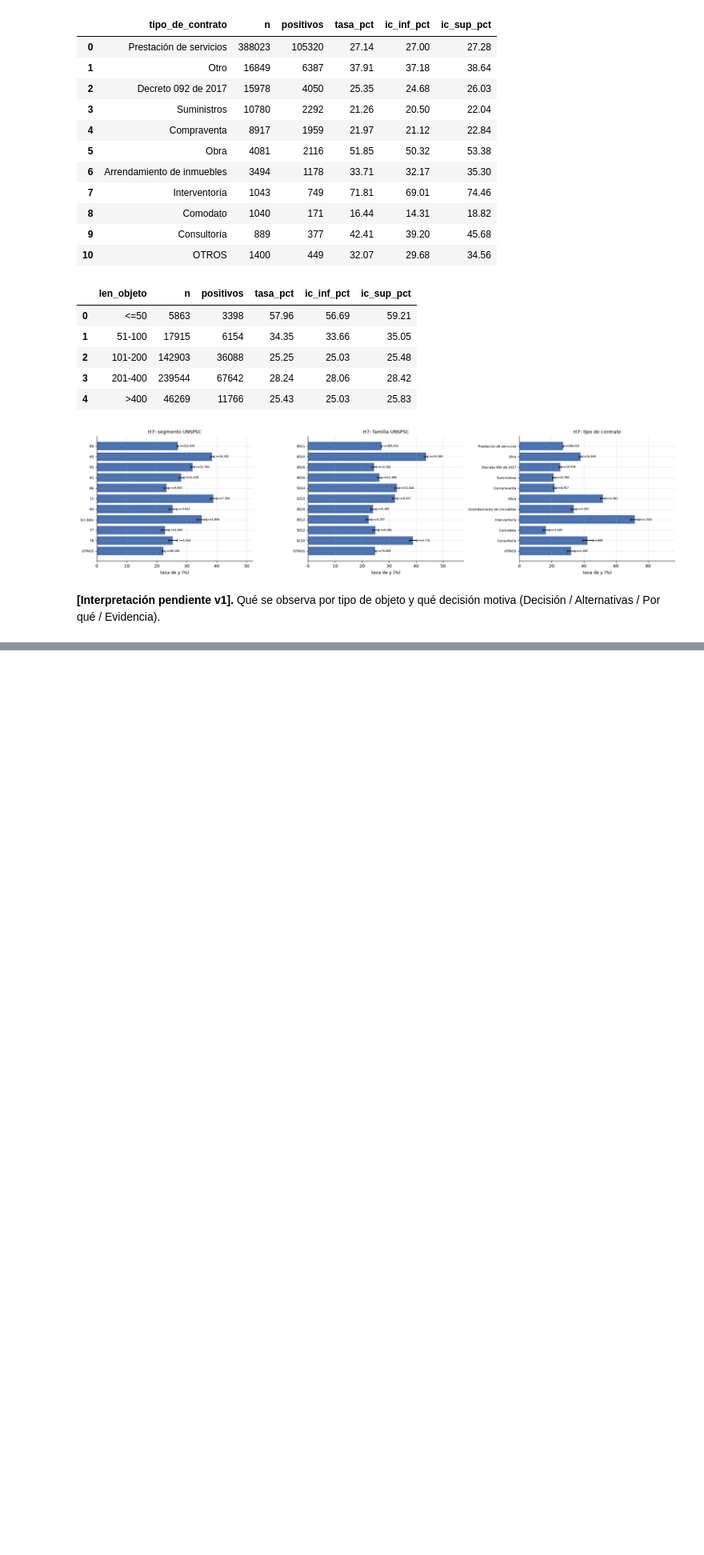
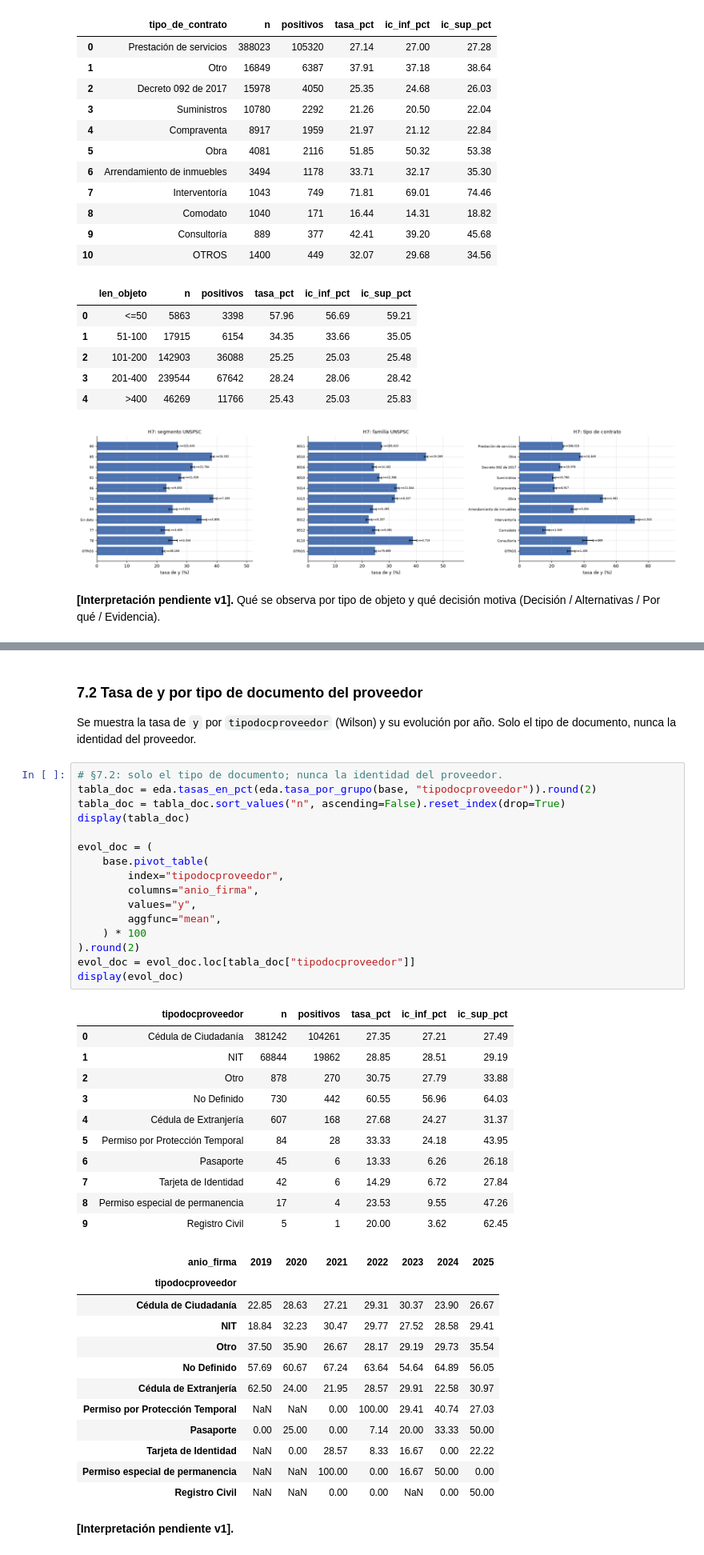
Before and after one commit to kepabonsaeafit/fundamentos-aa-2026, a Jupyter notebook: final-project/notebooks/03_eda.ipynb, the cells around one changed output, grey strips where cells are left out. Shown at 80% size. Cells and saved outputs as stored; diff of their text form; blank space fills up the shorter version.

Commit message:
feat(eda): add maturity, document type and leakage sections on v1

```diff
--- a/final-project/notebooks/03_eda.ipynb
+++ b/final-project/notebooks/03_eda.ipynb
@@ -781,4 +846,50 @@ plt.show()
 | 9 | Registro Civil | 5 | 0.00 | 100.00 |
 [figure]
 [figure]
+# %% [markdown]
+### 7.2 Tasa de y por tipo de documento del proveedor
+
+Se muestra la tasa de `y` por `tipodocproveedor` (Wilson) y su evolución por año. Solo el tipo de documento, nunca la identidad del proveedor.
+# %%
+# §7.2: solo el tipo de documento; nunca la identidad del proveedor.
+tabla_doc = eda.tasas_en_pct(eda.tasa_por_grupo(base, "tipodocproveedor")).round(2)
+tabla_doc = tabla_doc.sort_values("n", ascending=False).reset_index(drop=True)
+display(tabla_doc)
+
+evol_doc = (
+    base.pivot_table(
+        index="tipodocproveedor",
+        columns="anio_firma",
+        values="y",
+        aggfunc="mean",
+    ) * 100
+).round(2)
+evol_doc = evol_doc.loc[tabla_doc["tipodocproveedor"]]
+display(evol_doc)
+# %% [output]
+|  | tipodocproveedor | n | positivos | tasa_pct | ic_inf_pct | ic_sup_pct |
+| 0 | Cédula de Ciudadanía | 381242 | 104261 | 27.35 | 27.21 | 27.49 |
+| 1 | NIT | 68844 | 19862 | 28.85 | 28.51 | 29.19 |
+| 2 | Otro | 878 | 270 | 30.75 | 27.79 | 33.88 |
+| 3 | No Definido | 730 | 442 | 60.55 | 56.96 | 64.03 |
+| 4 | Cédula de Extranjería | 607 | 168 | 27.68 | 24.27 | 31.37 |
+| 5 | Permiso por Protección Temporal | 84 | 28 | 33.33 | 24.18 | 43.95 |
+| 6 | Pasaporte | 45 | 6 | 13.33 | 6.26 | 26.18 |
+| 7 | Tarjeta de Identidad | 42 | 6 | 14.29 | 6.72 | 27.84 |
+| 8 | Permiso especial de permanencia | 17 | 4 | 23.53 | 9.55 | 47.26 |
+| 9 | Registro Civil | 5 | 1 | 20.00 | 3.62 | 62.45 |
+| anio_firma | 2019 | 2020 | 2021 | 2022 | 2023 | 2024 | 2025 |
+| tipodocproveedor |  |  |  |  |  |  |  |
+| Cédula de Ciudadanía | 22.85 | 28.63 | 27.21 | 29.31 | 30.37 | 23.90 | 26.67 |
+| NIT | 18.84 | 32.23 | 30.47 | 29.77 | 27.52 | 28.58 | 29.41 |
+| Otro | 37.50 | 35.90 | 26.67 | 28.17 | 29.19 | 29.73 | 35.54 |
+| No Definido | 57.69 | 60.67 | 67.24 | 63.64 | 54.64 | 64.89 | 56.05 |
+| Cédula de Extranjería | 62.50 | 24.00 | 21.95 | 28.57 | 29.91 | 22.58 | 30.97 |
+| Permiso por Protección Temporal | NaN | NaN | 0.00 | 100.00 | 29.41 | 40.74 | 27.03 |
+| Pasaporte | 0.00 | 25.00 | 0.00 | 7.14 | 20.00 | 33.33 | 50.00 |
+| Tarjeta de Identidad | NaN | 0.00 | 28.57 | 8.33 | 16.67 | 0.00 | 22.22 |
+| Permiso especial de permanencia | NaN | NaN | 100.00 | 0.00 | 16.67 | 50.00 | 0.00 |
+| Registro Civil | NaN | NaN | 0.00 | 0.00 | NaN | 0.00 | 50.00 |
+# %% [markdown]
+**[Interpretación pendiente v1].**
 # %% [markdown]
```
Also changed, not shown: parts of 18 cells of this notebook.
